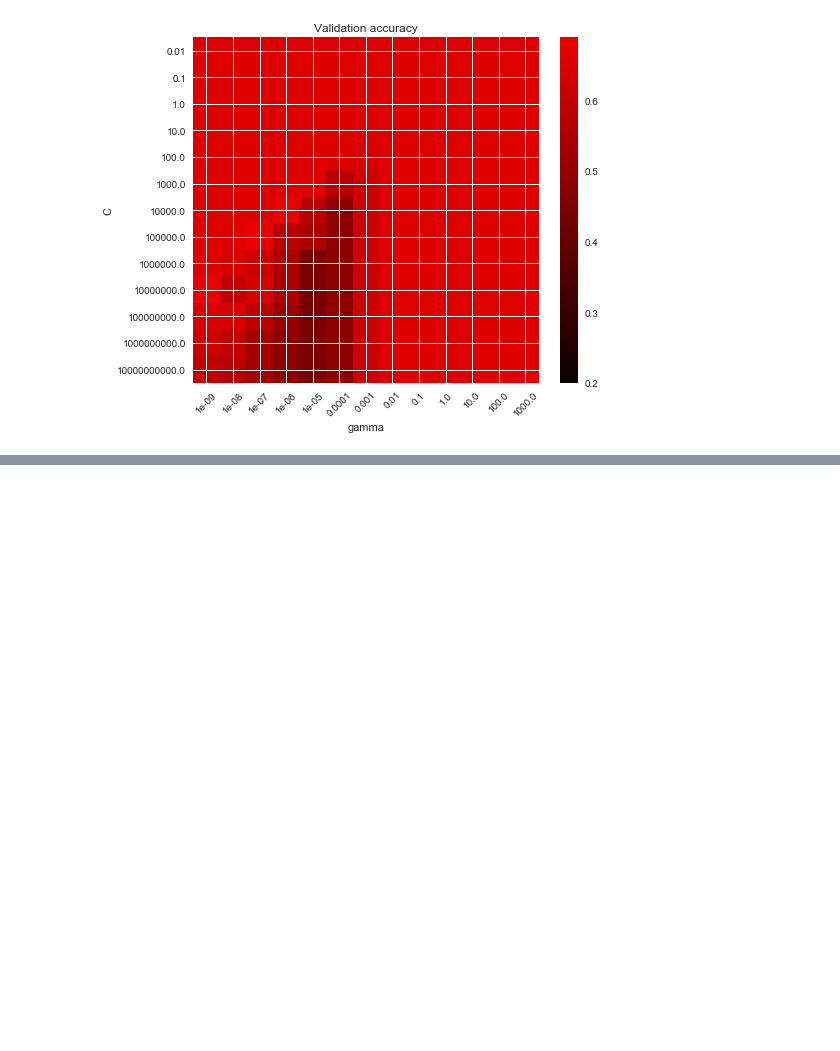
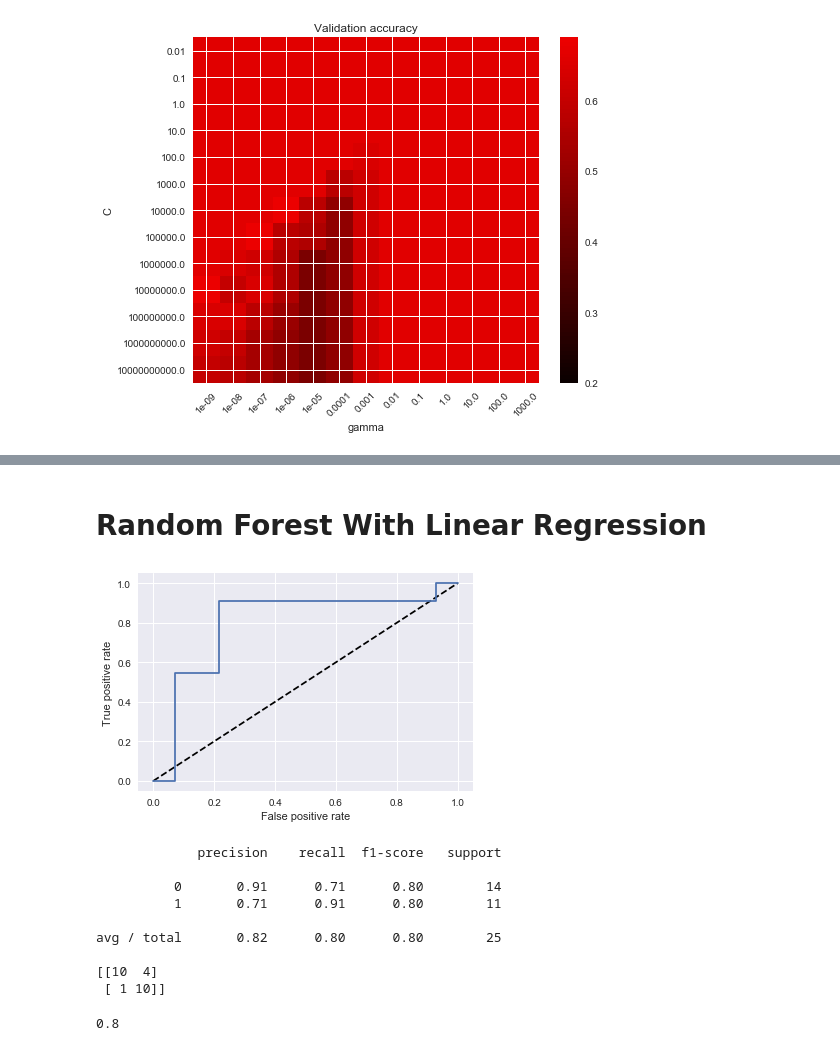
Before and after one commit to rahelehbaharloo/TEMPOS_Wavelet, a Jupyter notebook: TEMPOS-WaveletAnalysis-Copy2.ipynb, the cells around one changed output, grey strips where cells are left out. Saved outputs shown, nothing was run; the diff lists cells and outputs as text; code cells hidden in the pictures; blank space fills up the shorter version.

```diff
--- a/TEMPOS-WaveletAnalysis-Copy2.ipynb
+++ b/TEMPOS-WaveletAnalysis-Copy2.ipynb
@@ -635,0 +722,38 @@ avg / total       0.31      0.56      0.40        25
+# %% [markdown]
+# Random Forest With Linear Regression
+# %%
+X_train, X_train_lr, y_train, y_train_lr = train_test_split(X_train,
+                                                            y_train,
+                                                            test_size=0.5)
+n_estimators=50
+rf = RandomForestClassifier(max_depth=3, n_estimators=n_estimator)
+rf_enc = OneHotEncoder()
+rf_lm = LogisticRegression()
+rf.fit(X_train, y_train)
+rf_enc.fit(rf.apply(X_train))
+rf_lm.fit(rf_enc.transform(rf.apply(X_train_lr)), y_train_lr)
+y_pred_rf_lm = rf_lm.predict_proba(rf_enc.transform(rf.apply(X_test)))[:, 1]
+fpr_rf_lm, tpr_rf_lm, _ = roc_curve(y_test, y_pred_rf_lm)
+plt.figure(1)
+plt.plot([0, 1], [0, 1], 'k--')
+plt.plot(fpr_rf_lm, tpr_rf_lm, label='RF + LR')
+plt.xlabel('False positive rate')
+plt.ylabel('True positive rate')
+plt.show()
+
+predicted = rf_lm.predict(rf_enc.transform(rf.apply(X_test)))
+print(metrics.classification_report(expected, predicted))
+print(metrics.confusion_matrix(expected, predicted))
+accuracy_score(expected, predicted)
+# %% [output]
+[figure, added]
+             precision    recall  f1-score   support
+
+          0       0.91      0.71      0.80        14
+          1       0.71      0.91      0.80        11
+
+avg / total       0.82      0.80      0.80        25
+
+[[10  4]
+ [ 1 10]]
+0.8
```
Also changed, not shown: parts of 6 cells of this notebook.
